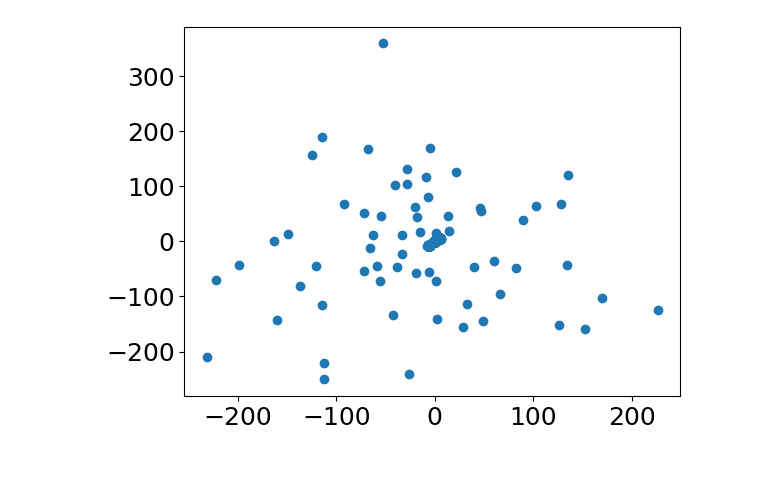
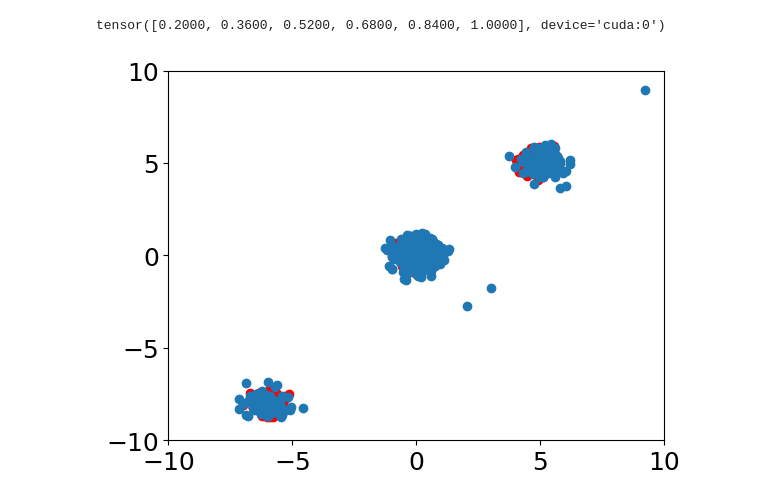
Before and after one commit to KevinRojas1499/ZOD-MC, a Jupyter notebook: rebuttal.ipynb, the cells around one changed output. Drawn from its saved outputs; the diff is of its cells as text; code cells hidden in the pictures; blank space fills up the shorter version.

```diff
--- a/rebuttal.ipynb
+++ b/rebuttal.ipynb
@@ -120,14 +89,18 @@ def parallel_tempering_langevin_vector(distribution : distributions.Distribution
 # %%
 x0 = torch.randn((num_zodmc_samples,2),dtype=torch.float32, device=device)
-l = 15
-betas = torch.linspace(.5,1.,l, dtype=torch.float32,device=device)
+num_chains = 6
+betas = torch.linspace(.2,1.,num_chains, dtype=torch.float32,device=device)
+print(betas)
 num_iters = 100000
-parallel_temp_samples = parallel_tempering_langevin_vector(dist,x0,betas,num_iters,.1)
-oracle_complexity_parallel = 6 * l * num_iters
+parallel_temp_samples = parallel_tempering(dist,x0,betas,num_iters,.1)
+oracle_complexity_parallel = 6 * num_chains * num_iters
+plt.xlim(-10,10)
+plt.ylim(-10,10)
 plt.scatter(ground_truth_samples[:,0].cpu().detach().numpy(),
-            ground_truth_samples[:,1].cpu().detach().numpy(),color='green')
+            ground_truth_samples[:,1].cpu().detach().numpy(),color='red')
 plt.scatter(parallel_temp_samples[:,0].cpu().detach().numpy(),
             parallel_temp_samples[:,1].cpu().detach().numpy())
 plt.show()
 # %% [output]
+tensor([0.2000, 0.3600, 0.5200, 0.6800, 0.8400, 1.0000], device='cuda:0')
-[figure, old version]
+[figure, new version]
```
Also changed, not shown: parts of 6 cells of this notebook, 9 other files.
